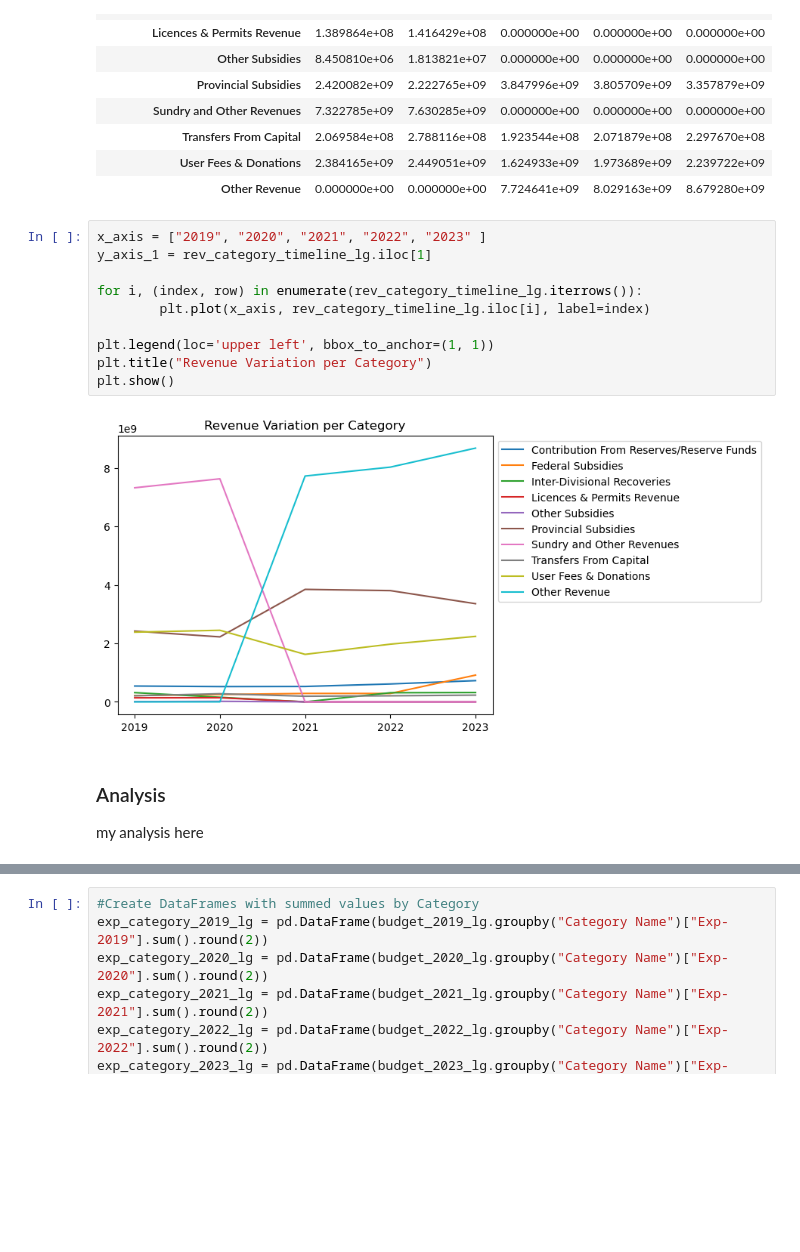
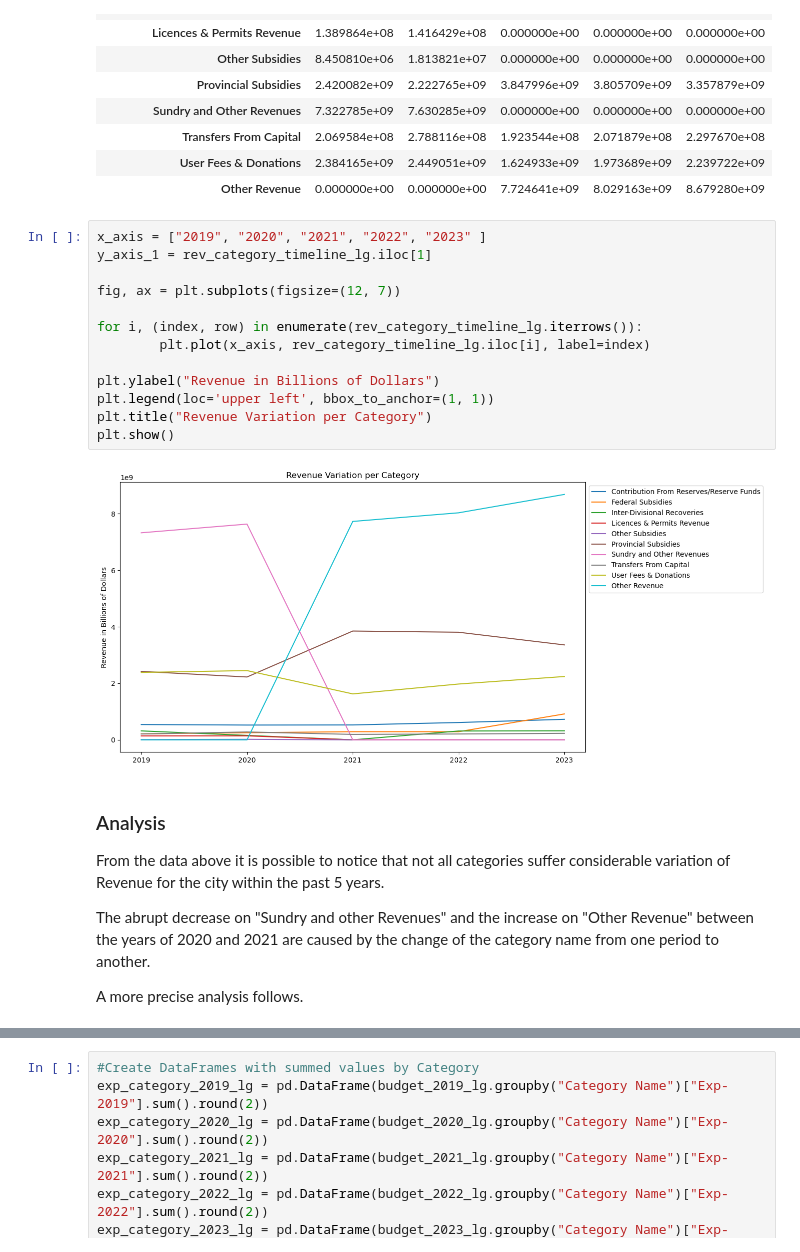
Before and after one commit to aayushgambhir2023/DA-Project-1, a Jupyter notebook: City of Toronto Budget Analysis - Trends.ipynb, the cells around one changed output, grey strips where cells are left out. Cells and saved outputs as stored; diff of their text form; blank space fills up the shorter version.

Commit message:
Commit 02
Basic Trends analysis

```diff
--- a/City of Toronto Budget Analysis - Trends.ipynb
+++ b/City of Toronto Budget Analysis - Trends.ipynb
@@ -138,16 +140,23 @@ rev_category_timeline_lg
 # %%
 x_axis = ["2019", "2020", "2021", "2022", "2023" ]
 y_axis_1 = rev_category_timeline_lg.iloc[1]
 
+fig, ax = plt.subplots(figsize=(12, 7))
+
 for i, (index, row) in enumerate(rev_category_timeline_lg.iterrows()):
         plt.plot(x_axis, rev_category_timeline_lg.iloc[i], label=index)
 
+plt.ylabel("Revenue in Billions of Dollars")
 plt.legend(loc='upper left', bbox_to_anchor=(1, 1))
 plt.title("Revenue Variation per Category")
 plt.show()
 # %% [output]
-[figure, old version]
+[figure, new version]
-# %% [markdown]
-### Analysis
-
-my analysis here
+# %% [markdown]
+### Analysis
+
+From the data above it is possible to notice that not all categories suffer considerable variation of Revenue for the city within the past 5 years.
+
+The abrupt decrease on "Sundry and other Revenues" and the increase on "Other Revenue" between the years of 2020 and 2021 are caused by the change of the category name from one period to another.
+
+A more precise analysis follows.
```
Also changed, not shown: parts of 20 cells of this notebook, 1 other file.
